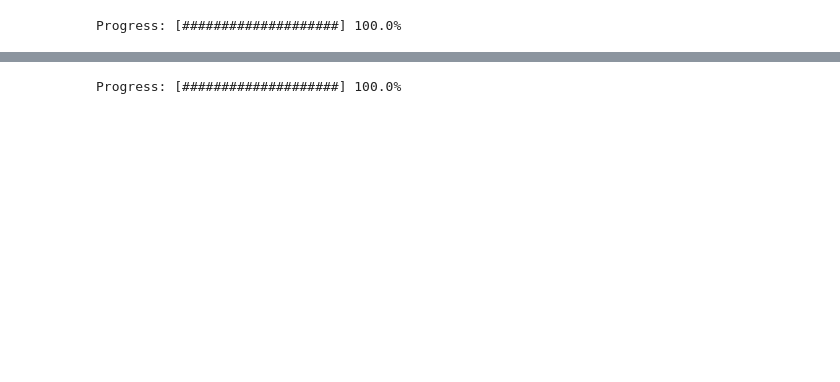
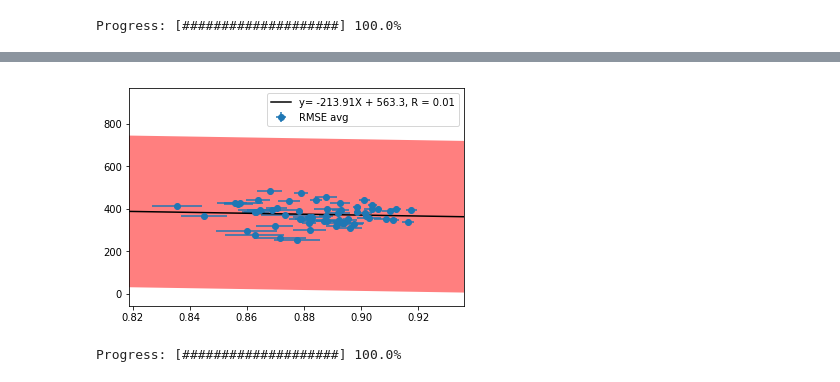
Before and after one commit to sachaBD/engg4802, a Jupyter notebook: Baselines.ipynb, the cells around one changed output, grey strips where cells are left out. Saved outputs shown, nothing was run; the diff lists cells and outputs as text; code cells hidden in the pictures; blank space fills up the shorter version.

```diff
--- a/Baselines.ipynb
+++ b/Baselines.ipynb
@@ -382,3 +202,7 @@ one_min_mean_tester.errors.head()
+# %%
+one_min_mean_tester_tester.compare_hurst(hurst_estimates)
+# %% [output]
+[figure, added]
 # %%
 one_min_mean_tester.errors.to_csv('results/one_minute_mean_results.csv')
 # %%
```
Also changed, not shown: parts of 11 cells of this notebook, 7 other files.
